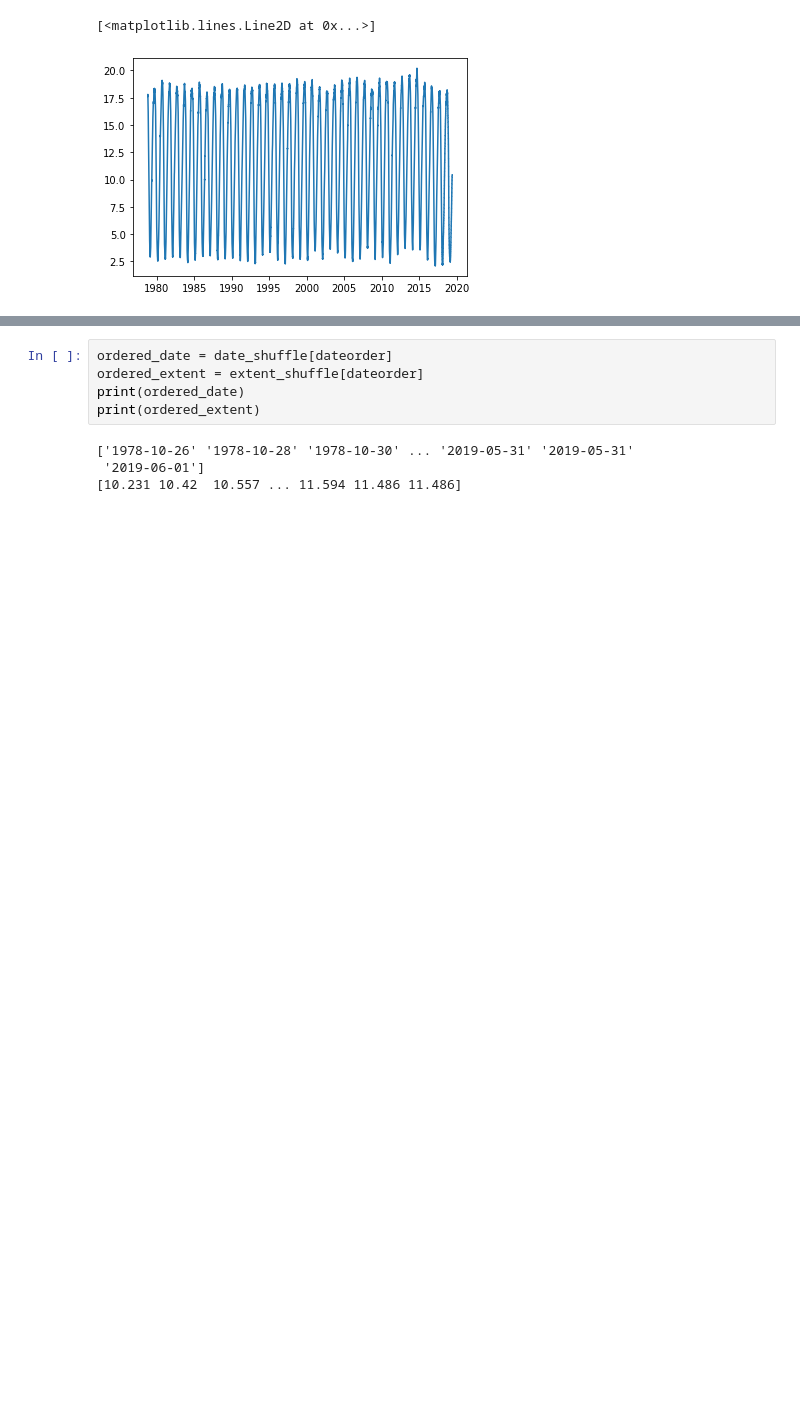
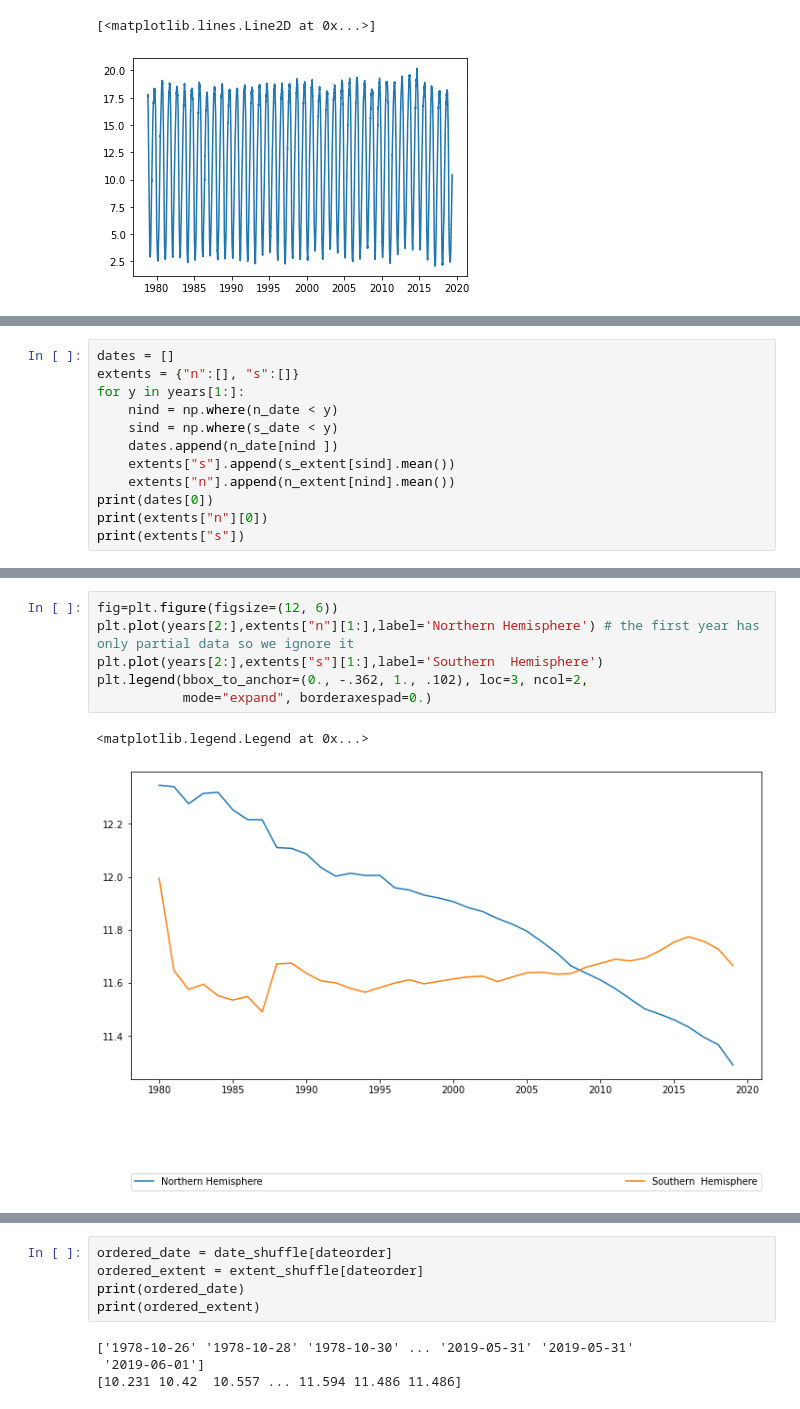
Before and after one commit to eyalnus/Python-Data, a Jupyter notebook: NumPy-full.ipynb, the cells around one changed output, grey strips where cells are left out. Saved outputs shown, nothing was run; the diff lists cells and outputs as text; blank space fills up the shorter version.

```diff
--- a/NumPy-full.ipynb
+++ b/NumPy-full.ipynb
@@ -765,0 +783,12 @@ plt.plot(s_date,s_extent)
+# %%
+dates = []
+extents = {"n":[], "s":[]}
+for y in years[1:]:
+    nind = np.where(n_date < y)
+    sind = np.where(s_date < y)
+    dates.append(n_date[nind ])
+    extents["s"].append(s_extent[sind].mean())
+    extents["n"].append(n_extent[nind].mean())
+print(dates[0])
+print(extents["n"][0])
+print(extents["s"])
@@ -766,3 +805,12 @@ plt.plot(s_date,s_extent)
+# %%
+fig=plt.figure(figsize=(12, 6))
+plt.plot(years[2:],extents["n"][1:],label='Northern Hemisphere') # the first year has only partial data so we ignore it
+plt.plot(years[2:],extents["s"][1:],label='Southern  Hemisphere')
+plt.legend(bbox_to_anchor=(0., -.362, 1., .102), loc=3, ncol=2,
+           mode="expand", borderaxespad=0.)
+# %% [output]
+<matplotlib.legend.Legend at 0x...>
+[figure, added]
 # %%
 date_shuffle = n_date.copy()
 extent_shuffle = n_extent.copy()
```
Also changed, not shown: parts of 36 cells of this notebook, 3 other files.
